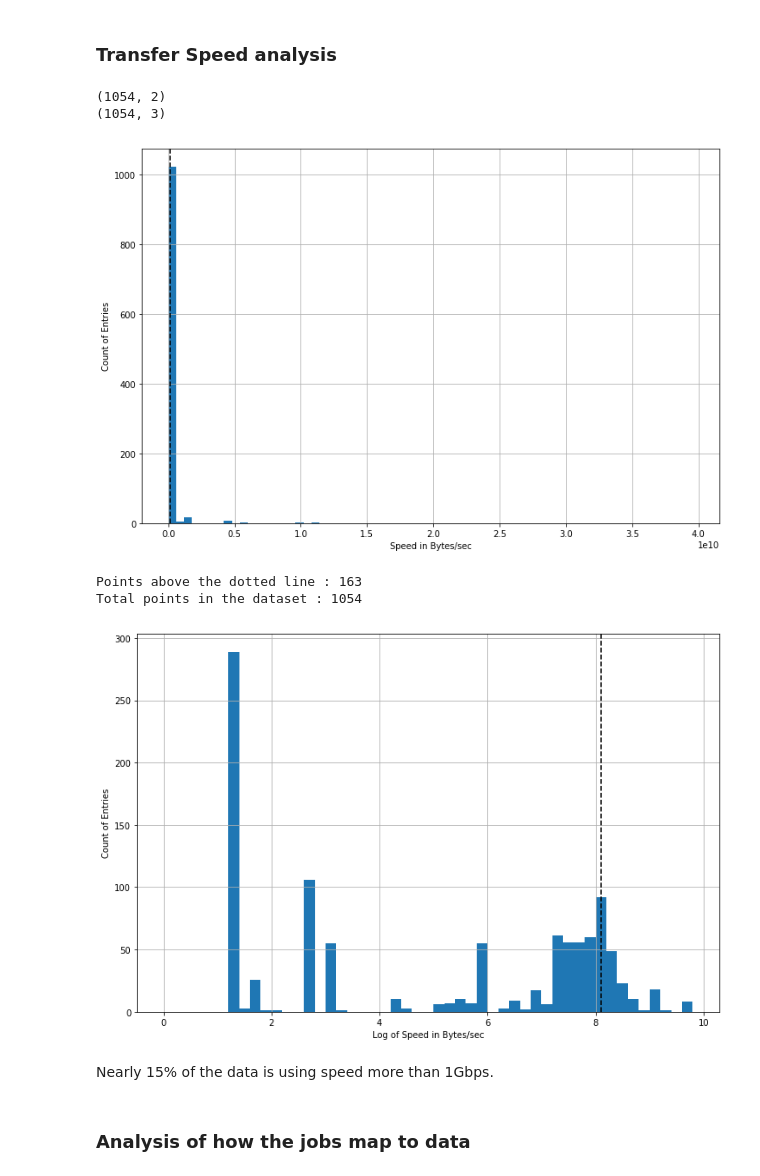
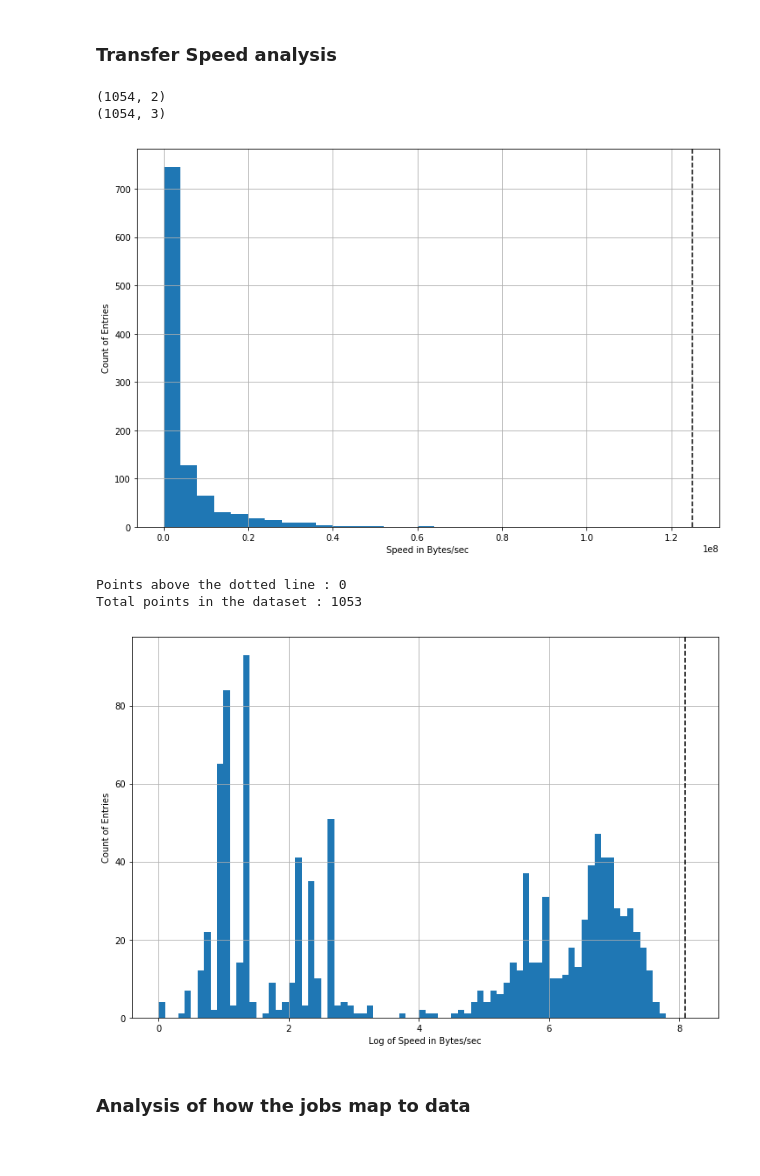
Before and after one commit to AdwaitB/greco-notes, a Jupyter notebook: infra/Analysis_full.ipynb, the cells around one changed output. Cells and saved outputs as stored; diff of their text form; code cells hidden in the pictures.

```diff
--- a/infra/Analysis_full.ipynb
+++ b/infra/Analysis_full.ipynb
@@ -333,28 +335,24 @@ The distribution of this looks the same as from the CSV file, but still this doe
 # %%
 temp = data[1][['transfer_history.actually_transferred_size', 'transfer_history.time_transfer_sec']]
 temp = temp[temp['transfer_history.time_transfer_sec'] > 0]
 temp = temp[temp['transfer_history.actually_transferred_size'] > 0]
 print(temp.shape)
 temp['speed'] = temp['transfer_history.actually_transferred_size']
 print(temp.shape)
 
 for index, row in temp.iterrows():
-    if(row['speed'] == 0):
-        break
-    if(row['transfer_history.time_transfer_sec' == 0]):
-        break
-    row['speed'] = float(row['speed'])/float(row['transfer_history.time_transfer_sec'])
+    row[2] = float(row[2])/float(row[1])
 
-plot_hist(np.log10(125000000), temp['speed'], [[0, 4*(10**10), 6*(10**8)], [0, 10, 0.2]], "Speed in Bytes/sec")
+temp = temp[temp['speed'] > 0]
+
+plot_hist(np.log10(125000000), temp['speed'], [[0, 1*(10**8), 4*(10**6)], [0, 8.3, 0.1]], "Speed in Bytes/sec")
 # %% [output]
 (1054, 2)
 (1054, 3)
-[figure, old version]
+[figure, new version]
-Points above the dotted line : 163
-Total points in the dataset : 1054
+Points above the dotted line : 0
+Total points in the dataset : 1053
-[figure, old version]
+[figure, new version]
-# %% [markdown]
-Nearly 15% of the data is using speed more than 1Gbps.
 # %% [markdown]
 ### Analysis of how the jobs map to data
 # %%
```
Also changed, not shown: parts of 6 cells of this notebook, 1 other file.
